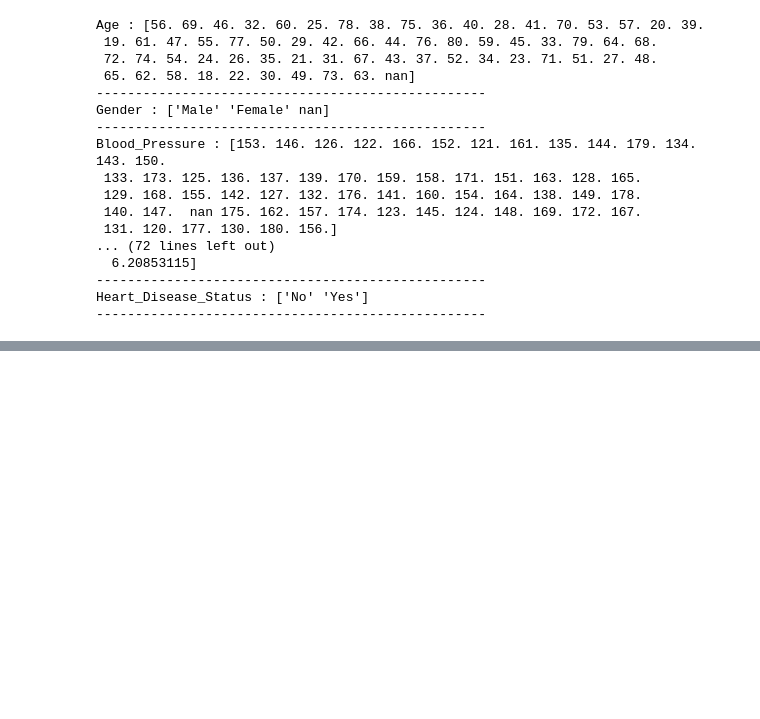
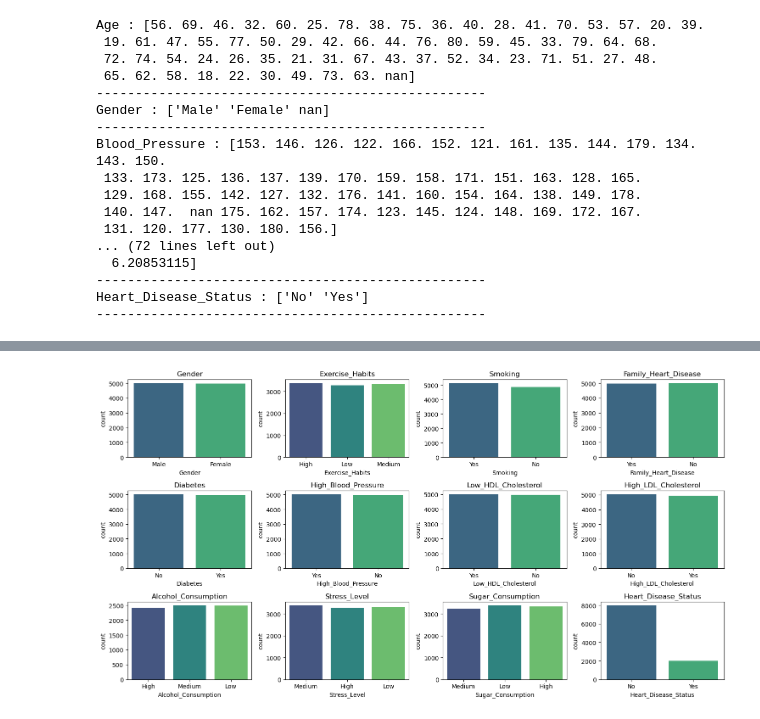
Before and after one commit to Aman-Baruwal/Heart-Disease-Prediction-System, a Jupyter notebook: process.ipynb, the cells around one changed output, grey strips where cells are left out. Saved outputs shown, nothing was run; the diff lists cells and outputs as text; code cells hidden in the pictures; blank space fills up the shorter version.

```diff
--- a/process.ipynb
+++ b/process.ipynb
@@ -117,0 +151,14 @@ Heart_Disease_Status : ['No' 'Yes']
+# %%
+mono_eda_class = ['Gender', 'Exercise_Habits', 'Smoking', 'Family_Heart_Disease',
+       'Diabetes', 'High_Blood_Pressure', 'Low_HDL_Cholesterol',
+       'High_LDL_Cholesterol', 'Alcohol_Consumption', 'Stress_Level',
+       'Sugar_Consumption', 'Heart_Disease_Status']
+fig, axes = plt.subplots(3,4, figsize=(15,8))
+axes = axes.flatten()
+for i, item in enumerate(mono_eda_class):
+    sns.countplot(x= item, palette='viridis' , data =df, ax = axes[i])
+    axes[i].set_title(item)
+plt.tight_layout()
+plt.show()
+# %% [output]
+[figure, added]
```
Also changed, not shown: parts of 5 cells of this notebook.
